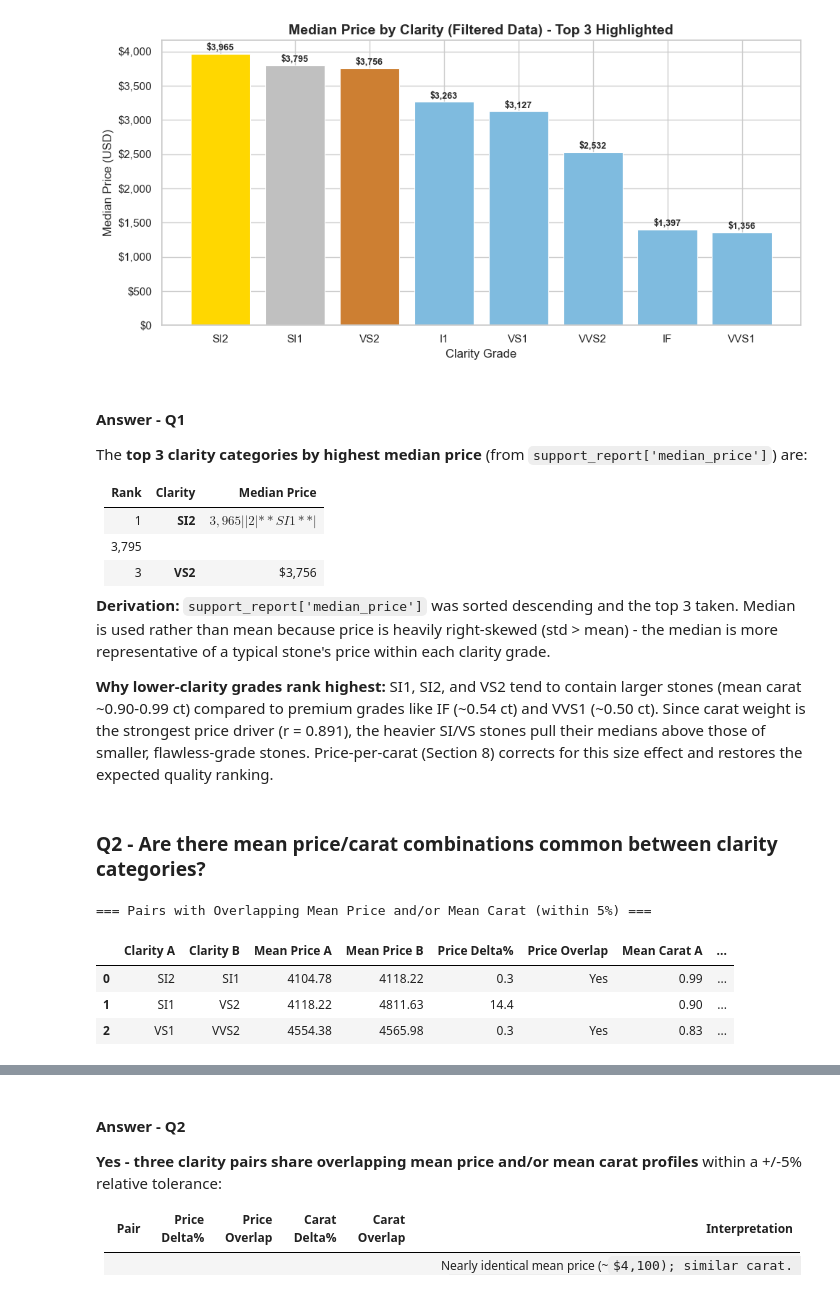
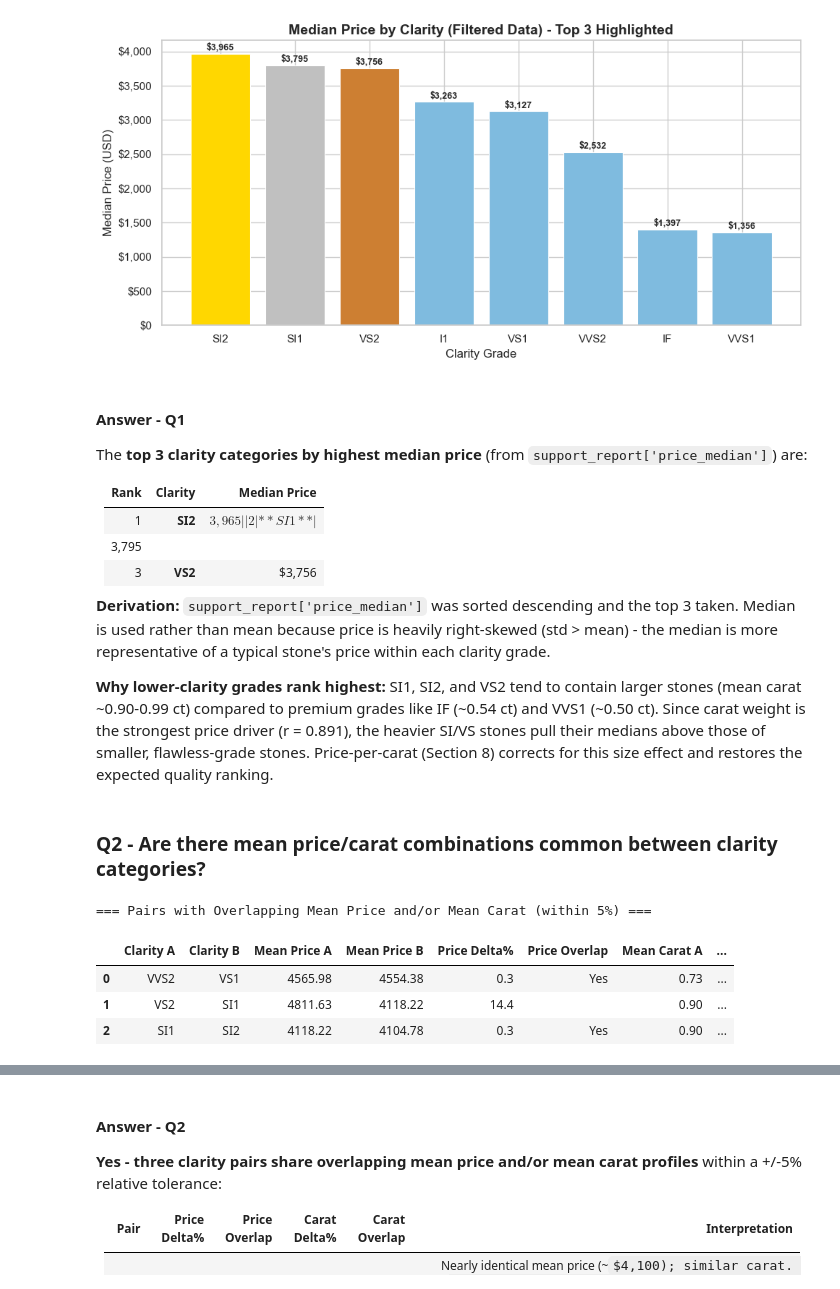
Before and after one commit to akaseahawk/wilcore-interview-DS2, a Jupyter notebook: diamond_analysis.ipynb, the cells around one changed output, grey strips where cells are left out. Drawn from its saved outputs; the diff is of its cells as text; code cells hidden in the pictures; some formulas as TeX source.

```diff
--- a/diamond_analysis.ipynb
+++ b/diamond_analysis.ipynb
@@ -476,12 +479,12 @@ The `support_report` DataFrame (mean price, median price, and mean carat per cla
 support_report = (
     df_filtered.groupby('clarity', observed=True)
     .agg(
-        mean_price=('price', 'mean'),
-        median_price=('price', 'median'),
-        mean_carat=('carat', 'mean')
+        carat_mean=('carat', 'mean'),
+        price_mean=('price', 'mean'),
+        price_median=('price', 'median')
     )
     .round(2)
-    .sort_values('median_price', ascending=False)
+    .reindex(['IF', 'VVS1', 'VVS2', 'VS1', 'VS2', 'SI1', 'SI2', 'I1'])
 )
 
 print("=== Support Report ===")
@@ -559,7 +562,7 @@ plt.show()
 # %% [markdown]
 #### Answer - Q1
 
-The **top 3 clarity categories by highest median price** (from `support_report['median_price']`) are:
+The **top 3 clarity categories by highest median price** (from `support_report['price_median']`) are:
 
 | Rank | Clarity | Median Price |
 |------|---------|-------------|
@@ -567,7 +570,7 @@ The **top 3 clarity categories by highest median price** (from `support_report['
 | 2 | **SI1** | $3,795 |
 | 3 | **VS2** | $3,756 |
 
-**Derivation:** `support_report['median_price']` was sorted descending and the top 3 taken. Median is used rather than mean because price is heavily right-skewed (std > mean) - the median is more representative of a typical stone's price within each clarity grade.
+**Derivation:** `support_report['price_median']` was sorted descending and the top 3 taken. Median is used rather than mean because price is heavily right-skewed (std > mean) - the median is more representative of a typical stone's price within each clarity grade.
 
 **Why lower-clarity grades rank highest:** SI1, SI2, and VS2 tend to contain larger stones (mean carat ~0.90-0.99 ct) compared to premium grades like IF (~0.54 ct) and VVS1 (~0.50 ct). Since carat weight is the strongest price driver (r = 0.891), the heavier SI/VS stones pull their medians above those of smaller, flawless-grade stones. Price-per-carat (Section 8) corrects for this size effect and restores the expected quality ranking.
 # %% [markdown]
@@ -582,38 +585,38 @@ clarities = support_report.index.tolist()
 for i in range(len(clarities)):
     for j in range(i + 1, len(clarities)):
         c1, c2 = clarities[i], clarities[j]
-        p1, p2   = support_report.loc[c1, 'mean_price'],  support_report.loc[c2, 'mean_price']
-        ca1, ca2 = support_report.loc[c1, 'mean_carat'], support_report.loc[c2, 'mean_carat']
+        p1, p2   = support_report.loc[c1, 'price_mean'],  support_report.loc[c2, 'price_mean']
+        ca1, ca2 = support_report.loc[c1, 'carat_mean'], support_report.loc[c2, 'carat_mean']
 
         price_pct  = abs(p1  - p2)  / max(p1,  p2)
         carat_pct  = abs(ca1 - ca2) / max(ca1, ca2)
 
         price_close  = price_pct  <= TOLERANCE
         carat_close  = carat_pct  <= TOLERANCE
 
         if price_close or carat_close:
             overlapping_pairs.append({
                 'Clarity A': c1,
                 'Clarity B': c2,
                 'Mean Price A': p1,
                 'Mean Price B': p2,
                 'Price Delta%': round(price_pct * 100, 1),
                 'Price Overlap': 'Yes' if price_close else '',
                 'Mean Carat A': ca1,
                 'Mean Carat B': ca2,
                 'Carat Delta%': round(carat_pct * 100, 1),
                 'Carat Overlap': 'Yes' if carat_close else ''
             })
 
 overlap_df = pd.DataFrame(overlapping_pairs)
 print("=== Pairs with Overlapping Mean Price and/or Mean Carat (within 5%) ===")
 display(overlap_df)
 # %% [output]
 === Pairs with Overlapping Mean Price and/or Mean Carat (within 5%) ===
 |  | Clarity A | Clarity B | Mean Price A | Mean Price B | Price Delta% | Price Overlap | Mean Carat A | ... |
-| 0 | SI2 | SI1 | 4104.78 | 4118.22 | 0.3 | Yes | 0.99 | ... |
-| 1 | SI1 | VS2 | 4118.22 | 4811.63 | 14.4 |  | 0.90 | ... |
-| 2 | VS1 | VVS2 | 4554.38 | 4565.98 | 0.3 | Yes | 0.83 | ... |
+| 0 | VVS2 | VS1 | 4565.98 | 4554.38 | 0.3 | Yes | 0.73 | ... |
+| 1 | VS2 | SI1 | 4811.63 | 4118.22 | 14.4 |  | 0.90 | ... |
+| 2 | SI1 | SI2 | 4118.22 | 4104.78 | 0.3 | Yes | 0.90 | ... |
 # %%
 # Visualize the support_report - mean price vs mean carat per clarity
 fig, ax = plt.subplots(figsize=(9, 6))
```
Also changed, not shown: parts of 6 cells of this notebook, 2 other files.
